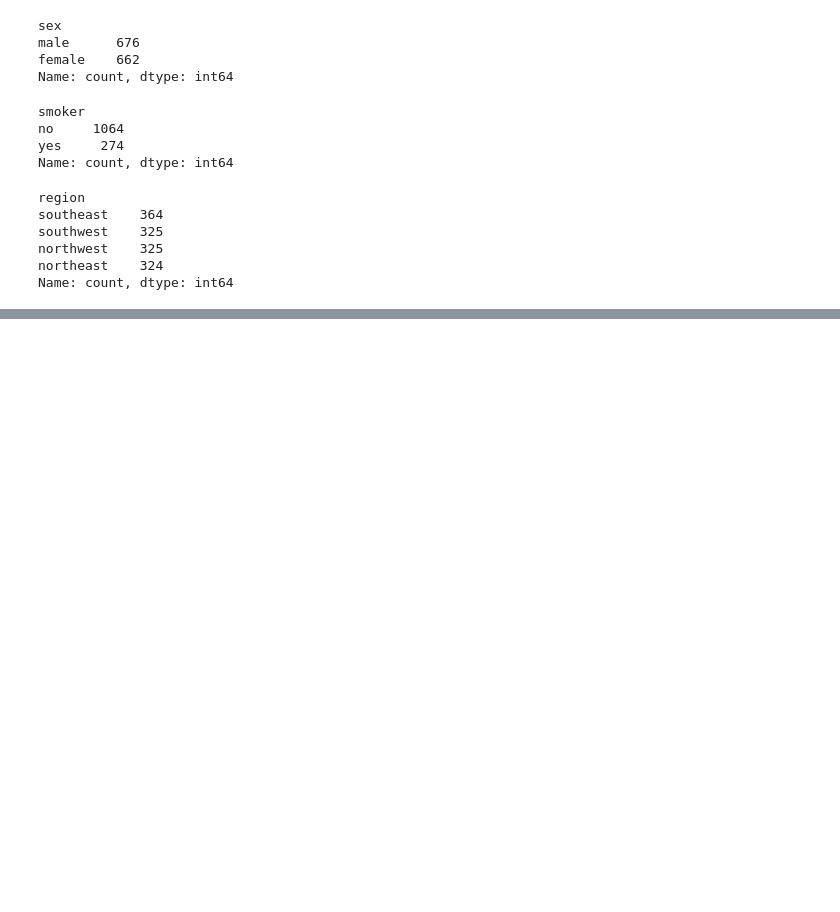
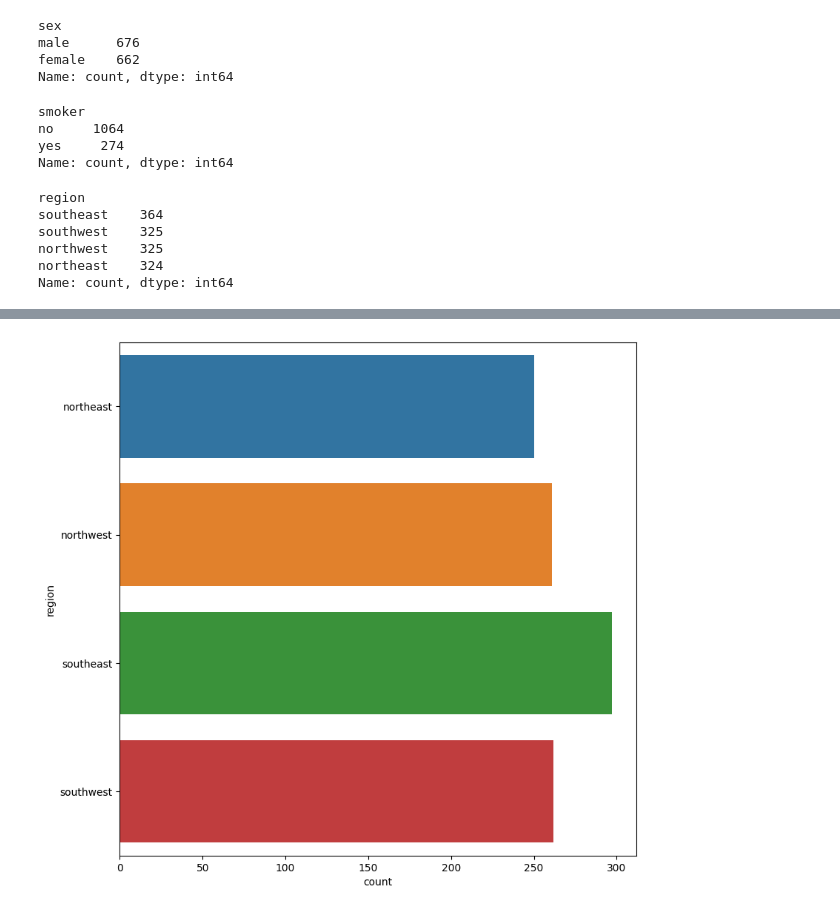
Before and after one commit to arnaldochm/linear-regression-project, a Jupyter notebook: src/explore.ipynb, the cells around one changed output, grey strips where cells are left out. Saved outputs shown, nothing was run; the diff lists cells and outputs as text; code cells hidden in the pictures; blank space fills up the shorter version.

```diff
--- a/src/explore.ipynb
+++ b/src/explore.ipynb
@@ -206,0 +134,10 @@ LinearRegression()
+# %%
+#Analisis univariado de variables categoricas
+
+fig,ax = plt.subplots(1, 1, figsize = (9,9))
+
+sns.countplot(data=df_train, y='region')
+
+plt.show()
+# %% [output]
+[figure, added]
```
Also changed, not shown: parts of 35 cells of this notebook, 1 other file.
